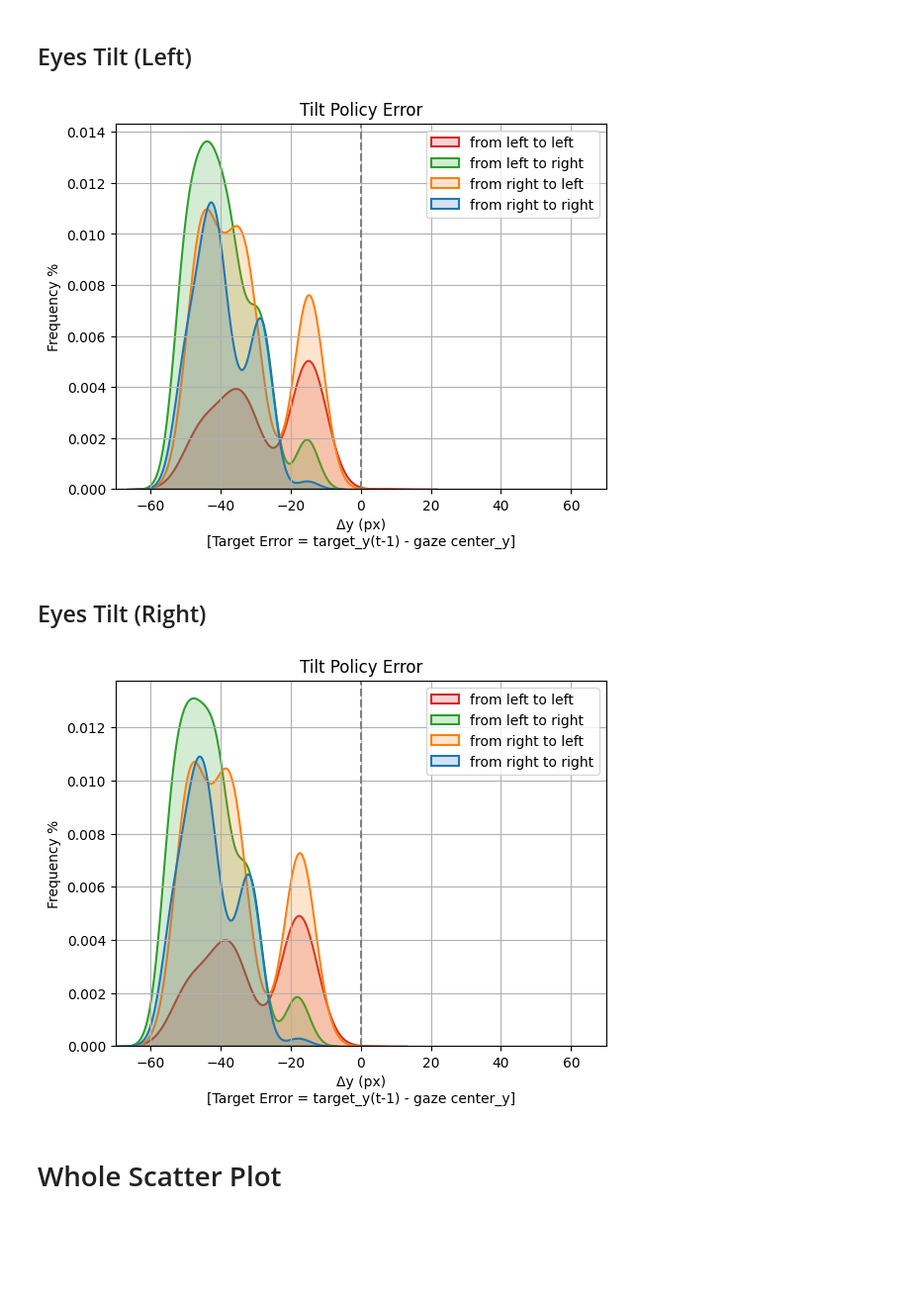
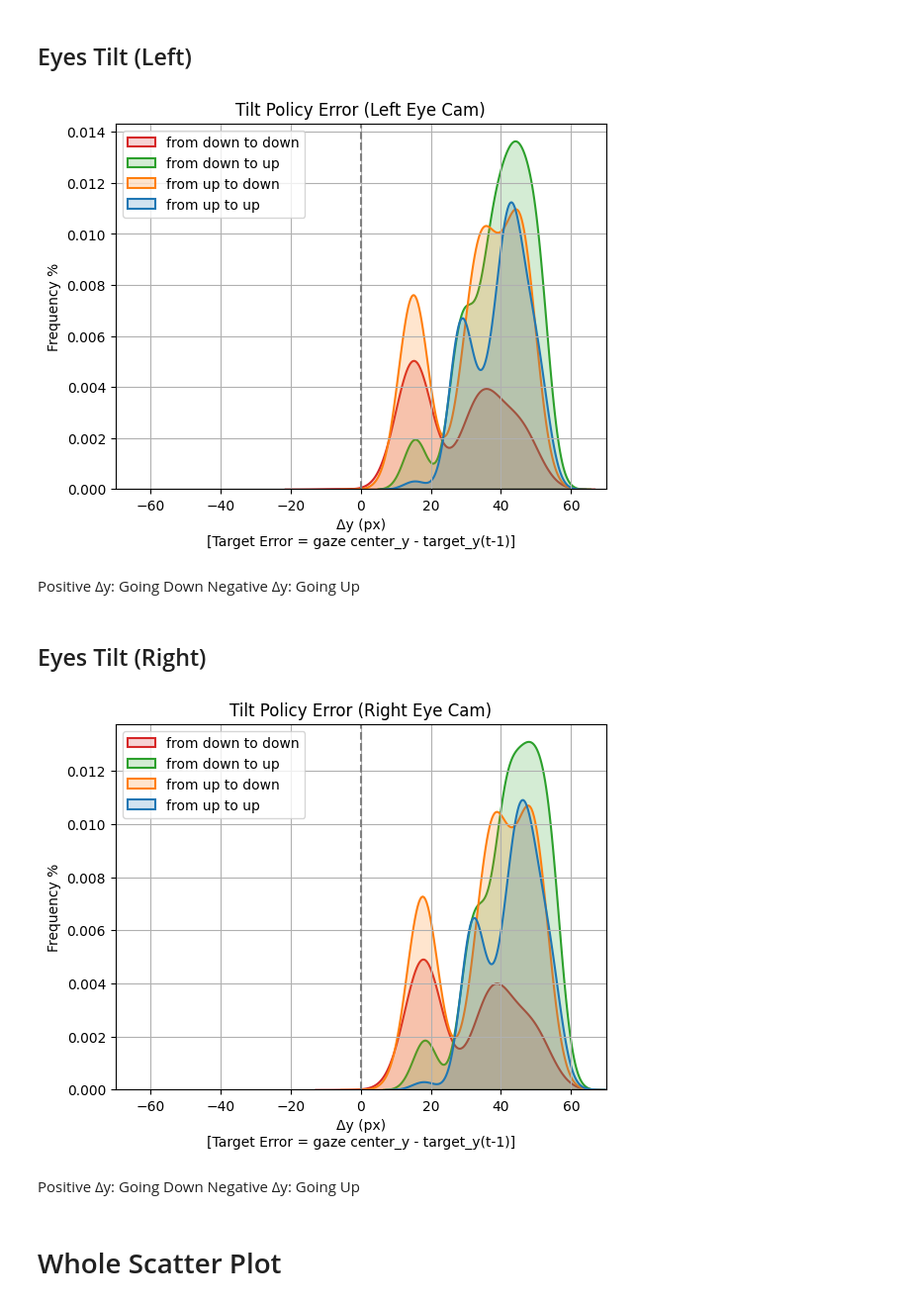
Before and after one commit to jpmnieles/grace_robot, a Jupyter notebook: 241201_Baseline_FK_Evaluation.ipynb, the cells around one changed output. Shown at 99% size. Drawn from its saved outputs; the diff is of its cells as text; code cells hidden in the pictures; blank space fills up the shorter version.

```diff
--- a/241201_Baseline_FK_Evaluation.ipynb
+++ b/241201_Baseline_FK_Evaluation.ipynb
@@ -31,6 +45,18 @@ def read_pickle_file(file_path):
     with open(file_path, 'rb') as file:
         data = pickle.load(file)
     return data
+
+def get_phi_direction(theta, theta_tminus1, data, i):
+    phi_direction = None
+    if data[theta][i-1]<data[theta_tminus1][i-1] and data[theta][i]<data[theta_tminus1][i]:
+        phi_direction = 0
+    elif data[theta][i-1]<data[theta_tminus1][i-1] and data[theta][i]>=data[theta_tminus1][i]:
+        phi_direction = 1
+    elif data[theta][i-1]>=data[theta_tminus1][i-1] and data[theta][i]<data[theta_tminus1][i]:
+        phi_direction = 2
+    elif data[theta][i-1]>=data[theta_tminus1][i-1] and data[theta][i]>=data[theta_tminus1][i]:
+        phi_direction = 3
+    return phi_direction
 
 def confidence_ellipse(x, y, ax, n_std=3.0, facecolor='none', **kwargs):
     """
@@ -429,28 +491,31 @@ right_right_p = [i for i in range(1,len(data[theta_tminus1])) if data[theta][i-1
 
 dx = 'dy_l'
 
-# From left to left
-new_delta_x_arr1 = -np.array(data[dx])[left_left_p]
+# From down to down
+new_delta_x_arr1 = np.array(data[dx])[down_down_p]
 
-# From left to right
-new_delta_x_arr2 = -np.array(data[dx])[left_right_p]
+# From down to up
+new_delta_x_arr2 = np.array(data[dx])[down_up_p]
 
-# From right to left
-new_delta_x_arr3 = -np.array(data[dx])[right_left_p]
+# From up to down
+new_delta_x_arr3 = np.array(data[dx])[up_down_p]
 
-# From right to right
-new_delta_x_arr4 = -np.array(data[dx])[right_right_p]
+# From up to up
+new_delta_x_arr4 = np.array(data[dx])[up_up_p]
 
 sns.kdeplot([new_delta_x_arr4, new_delta_x_arr3, new_delta_x_arr2, new_delta_x_arr1], fill=True,alpha=.2, linewidth=1.5, bw_adjust=1.5)
-plt.legend(['from left to left','from left to right','from right to left','from right to right'], loc='upper right')
+plt.legend(['from down to down','from down to up','from up to down','from up to up'], loc='upper left')
 plt.axvline(0, color='gray', linestyle='--')
 plt.xlim([-70,70])
-plt.title("Tilt Policy Error")
-plt.xlabel('Δy (px)\n[Target Error = target_y(t-1) - gaze center_y]')
+plt.title("Tilt Policy Error (Left Eye Cam)")
+plt.xlabel('Δy (px)\n[Target Error = gaze center_y - target_y(t-1)]')
 plt.ylabel('Frequency %')
 plt.grid()
 # %% [output]
-[figure, old version]
+[figure, new version]
+# %% [markdown]
+Positive Δy: Going Down </br>
+Negative Δy: Going Up
 # %% [markdown]
 ## Eyes Tilt (Right)
 # %%
@@ -462,41 +527,44 @@ theta_tminus1 = 'plan_phi_tilt_tminus2'
 data = filt_df
 
 # Calculation
-left_left_p = [i for i in range(1,len(data[theta_tminus1])) if data[theta][i-1]<data[theta_tminus1][i-1]
+down_down_p = [i for i in range(1,len(data[theta_tminus1])) if data[theta][i-1]<data[theta_tminus1][i-1]
                 and data[theta][i]<data[theta_tminus1][i]]
-left_right_p = [i for i in range(1,len(data[theta_tminus1])) if data[theta][i-1]<data[theta_tminus1][i-1]
+down_up_p = [i for i in range(1,len(data[theta_tminus1])) if data[theta][i-1]<data[theta_tminus1][i-1]
                and data[theta][i]>=data[theta_tminus1][i]]
-right_left_p = [i for i in range(1,len(data[theta_tminus1])) if data[theta][i-1]>=data[theta_tminus1][i-1]
+up_down_p = [i for i in range(1,len(data[theta_tminus1])) if data[theta][i-1]>=data[theta_tminus1][i-1]
                and data[theta][i]<data[theta_tminus1][i]]
-right_right_p = [i for i in range(1,len(data[theta_tminus1])) if data[theta][i-1]>=data[theta_tminus1][i-1]
+up_up_p = [i for i in range(1,len(data[theta_tminus1])) if data[theta][i-1]>=data[theta_tminus1][i-1]
                and data[theta][i]>=data[theta_tminus1][i]]
 # %%
 # Pixel Zoomed In
 
 dx = 'dy_r'
 
-# From left to left
-new_delta_x_arr1 = -np.array(data[dx])[left_left_p]
+# From down to down
+new_delta_x_arr1 = np.array(data[dx])[down_down_p]
 
-# From left to right
-new_delta_x_arr2 = -np.array(data[dx])[left_right_p]
+# From down to up
+new_delta_x_arr2 = np.array(data[dx])[down_up_p]
 
-# From right to left
-new_delta_x_arr3 = -np.array(data[dx])[right_left_p]
+# From up to down
+new_delta_x_arr3 = np.array(data[dx])[up_down_p]
 
-# From right to right
-new_delta_x_arr4 = -np.array(data[dx])[right_right_p]
+# From up to up
+new_delta_x_arr4 = np.array(data[dx])[up_up_p]
 
 sns.kdeplot([new_delta_x_arr4, new_delta_x_arr3, new_delta_x_arr2, new_delta_x_arr1], fill=True,alpha=.2, linewidth=1.5, bw_adjust=1.5)
-plt.legend(['from left to left','from left to right','from right to left','from right to right'], loc='upper right')
+plt.legend(['from down to down','from down to up','from up to down','from up to up'], loc='upper left')
 plt.axvline(0, color='gray', linestyle='--')
 plt.xlim([-70,70])
-plt.title("Tilt Policy Error")
-plt.xlabel('Δy (px)\n[Target Error = target_y(t-1) - gaze center_y]')
+plt.title("Tilt Policy Error (Right Eye Cam)")
+plt.xlabel('Δy (px)\n[Target Error = gaze center_y - target_y(t-1)]')
 plt.ylabel('Frequency %')
 plt.grid()
 # %% [output]
-[figure, old version]
+[figure, new version]
+# %% [markdown]
+Positive Δy: Going Down </br>
+Negative Δy: Going Up
 # %% [markdown]
 # Whole Scatter Plot
 # %%
```
Also changed, not shown: parts of 22 cells of this notebook.
